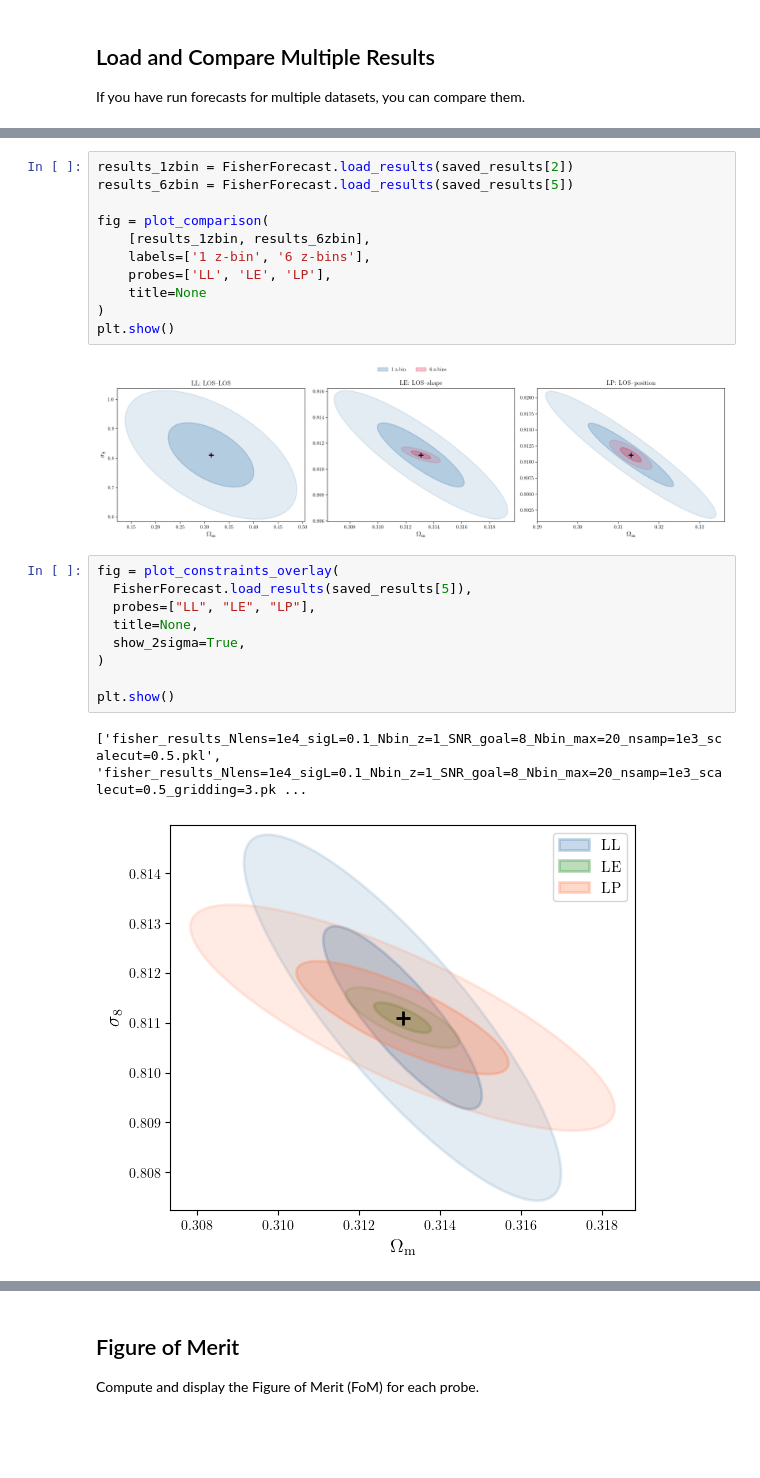
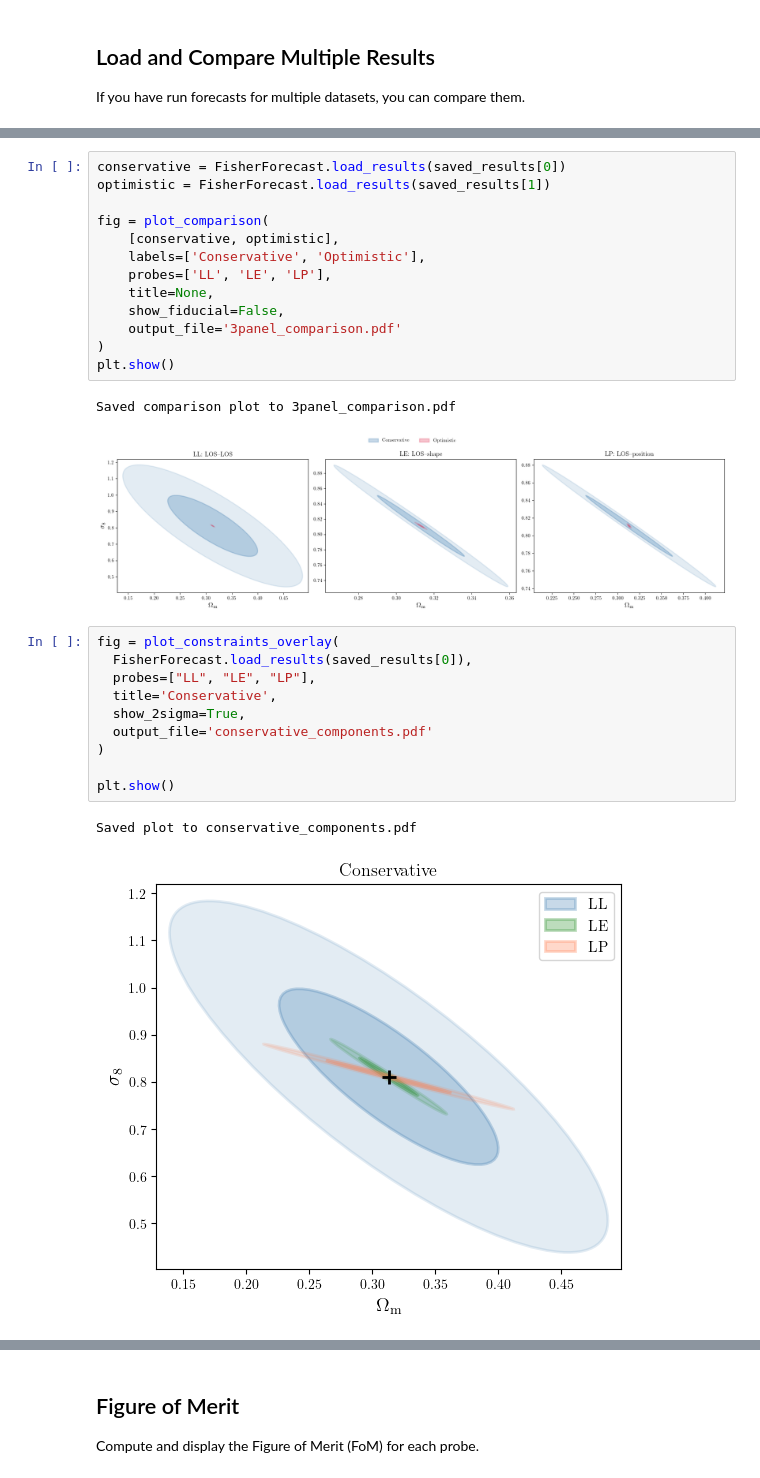
Before and after one commit to nataliehogg/focsle, a Jupyter notebook: notebooks/fisher_forecast_example.ipynb, the cells around one changed output, grey strips where cells are left out. Drawn from its saved outputs; the diff is of its cells as text; blank space fills up the shorter version.

```diff
--- a/notebooks/fisher_forecast_example.ipynb
+++ b/notebooks/fisher_forecast_example.ipynb
@@ -226,25 +219,29 @@ for i, name in enumerate(saved_results, 0):
 # %%
-results_1zbin = FisherForecast.load_results(saved_results[2])
-results_6zbin = FisherForecast.load_results(saved_results[5])
+conservative = FisherForecast.load_results(saved_results[0])
+optimistic = FisherForecast.load_results(saved_results[1])
 
 fig = plot_comparison(
-    [results_1zbin, results_6zbin],
-    labels=['1 z-bin', '6 z-bins'],
+    [conservative, optimistic],
+    labels=['Conservative', 'Optimistic'],
     probes=['LL', 'LE', 'LP'],
-    title=None
+    title=None,
+    show_fiducial=False,
+    output_file='3panel_comparison.pdf'
 )
 plt.show()
 # %% [output]
+Saved comparison plot to 3panel_comparison.pdf
-[figure, old version]
+[figure, new version]
 # %%
 fig = plot_constraints_overlay(
-  FisherForecast.load_results(saved_results[5]),
+  FisherForecast.load_results(saved_results[0]),
   probes=["LL", "LE", "LP"],
-  title=None,
+  title='Conservative',
   show_2sigma=True,
+  output_file='conservative_components.pdf'
 )
 
 plt.show()
 # %% [output]
-['fisher_results_Nlens=1e4_sigL=0.1_Nbin_z=1_SNR_goal=8_Nbin_max=20_nsamp=1e3_scalecut=0.5.pkl', 'fisher_results_Nlens=1e4_sigL=0.1_Nbin_z=1_SNR_goal=8_Nbin_max=20_nsamp=1e3_scalecut=0.5_gridding=3.pk ...
+Saved plot to conservative_components.pdf
-[figure, old version]
+[figure, new version]
```
Also changed, not shown: parts of 13 cells of this notebook, 6 other files.
